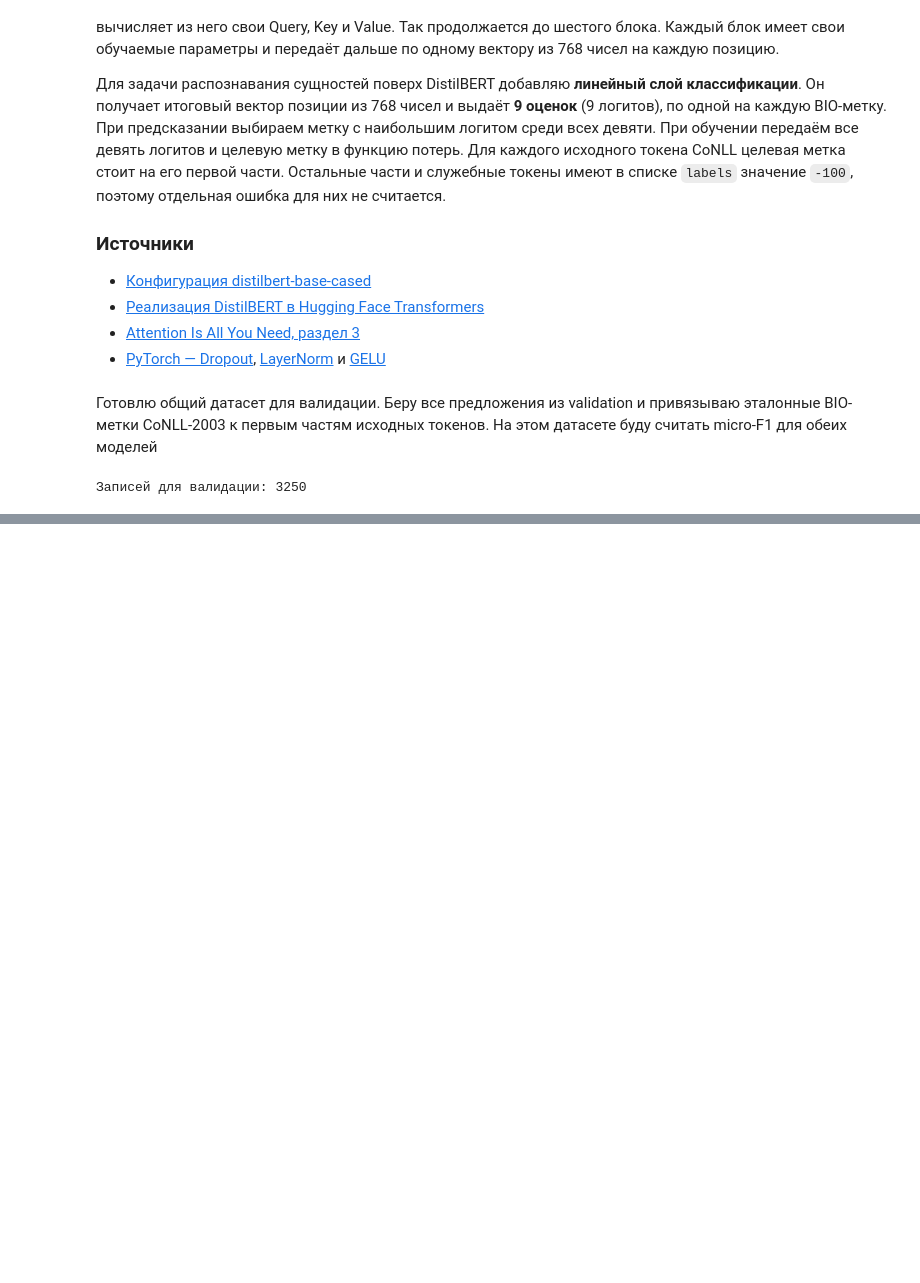
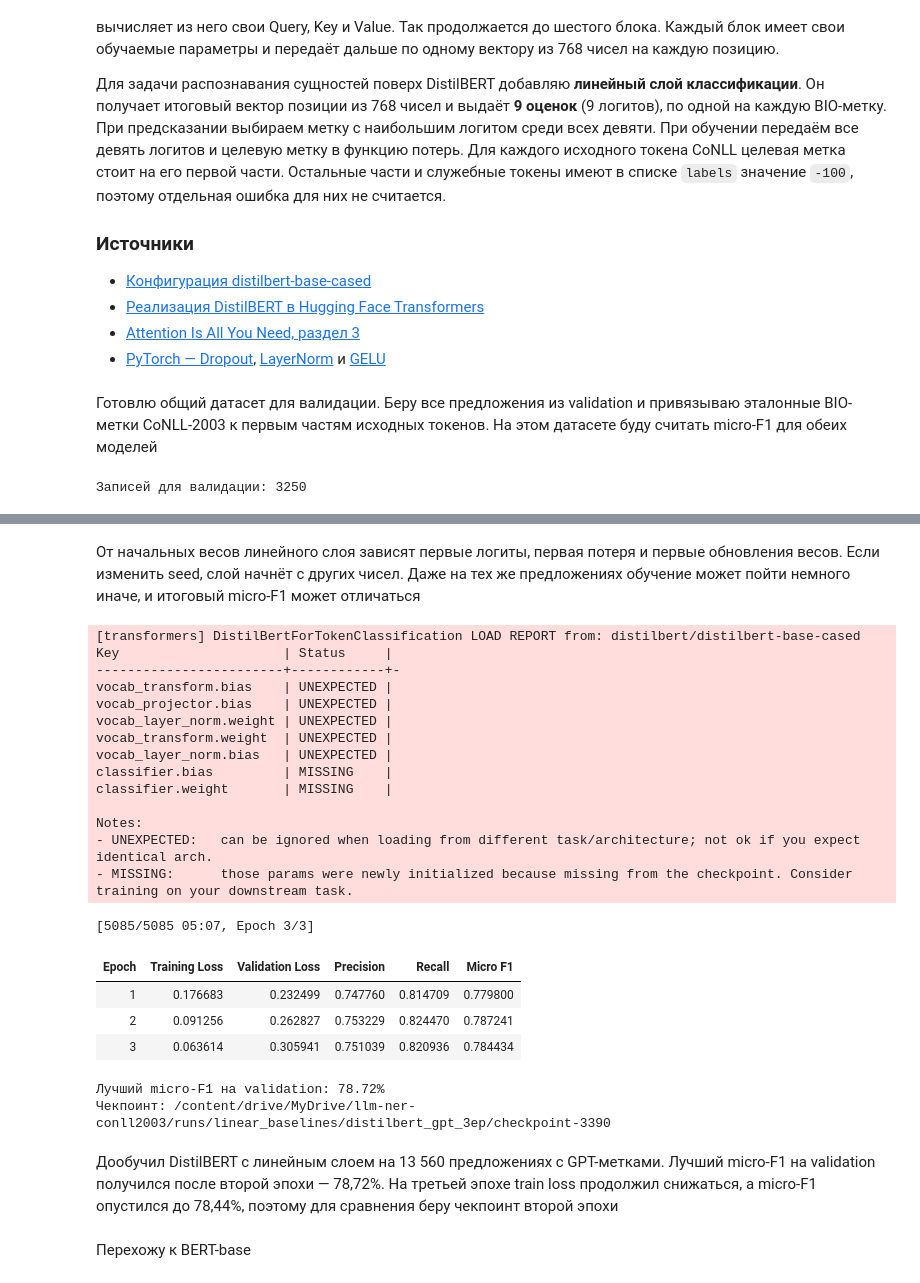
Before and after one commit to Cl1nkk/llm-ner-conll2003, a Jupyter notebook: 2conll.ipynb, the cells around one changed output, grey strips where cells are left out. Cells and saved outputs as stored; diff of their text form; code cells hidden in the pictures; blank space fills up the shorter version.

```diff
--- a/2conll.ipynb
+++ b/2conll.ipynb
@@ -898,0 +1350,30 @@ print("Записей для валидации:", len(validation_dataset))
+# %%
+def prepare_train_datasets(pairs, tokenizer):
+    gpt_examples = []
+    gold_examples = []
+
+    for pair in pairs:
+        encoded = tokenizer(pair["tokens"], is_split_into_words=True)
+        word_ids = encoded.word_ids()
+
+        gpt_examples.append({
+            "input_ids": encoded["input_ids"],
+            "attention_mask": encoded["attention_mask"],
+            "labels": align_bio_labels(word_ids, pair["gpt_tags"]),
+        })
+
+        gold_examples.append({
+            "input_ids": encoded["input_ids"],
+            "attention_mask": encoded["attention_mask"],
+            "labels": align_bio_labels(word_ids, pair["gold_tags"]),
+        })
+
+    return Dataset.from_list(gpt_examples), Dataset.from_list(gold_examples)
+
+
+distil_gpt_train, distil_gold_train = prepare_train_datasets(
+    full_train_pairs, tokenizer
+)
+
+print("Записей с метками GPT:", len(distil_gpt_train))
+print("Записей с эталонными метками:", len(distil_gold_train))
@@ -898,0 +1444,39 @@ print("Записей для валидации:", len(validation_dataset))
+# %% [markdown]
+От начальных весов линейного слоя зависят первые логиты, первая потеря и первые обновления весов. Если изменить seed, слой начнёт с других чисел. Даже на тех же предложениях обучение может пойти немного иначе, и итоговый micro-F1 может отличаться
+# %%
+distil_gpt_f1, distil_gpt_checkpoint = train_linear_baseline(
+    student_checkpoint,
+    tokenizer,
+    distil_gpt_train,
+    validation_dataset,
+    "distilbert_gpt_3ep",
+)
+
+print(f"Лучший micro-F1 на validation: {distil_gpt_f1:.2%}")
+print("Чекпоинт:", distil_gpt_checkpoint)
+# %% [output]
+[transformers] DistilBertForTokenClassification LOAD REPORT from: distilbert/distilbert-base-cased
+Key                     | Status     |
+------------------------+------------+-
+vocab_transform.bias    | UNEXPECTED |
+vocab_projector.bias    | UNEXPECTED |
+vocab_layer_norm.weight | UNEXPECTED |
+vocab_transform.weight  | UNEXPECTED |
+vocab_layer_norm.bias   | UNEXPECTED |
+classifier.bias         | MISSING    |
+classifier.weight       | MISSING    |
+
+Notes:
+- UNEXPECTED:   can be ignored when loading from different task/architecture; not ok if you expect identical arch.
+- MISSING:      those params were newly initialized because missing from the checkpoint. Consider training on your downstream task.
+[5085/5085 05:07, Epoch 3/3]
+| Epoch | Training Loss | Validation Loss | Precision | Recall | Micro F1 |
+| 1 | 0.176683 | 0.232499 | 0.747760 | 0.814709 | 0.779800 |
+| 2 | 0.091256 | 0.262827 | 0.753229 | 0.824470 | 0.787241 |
+| 3 | 0.063614 | 0.305941 | 0.751039 | 0.820936 | 0.784434 |
+Лучший micro-F1 на validation: 78.72%
+Чекпоинт: /content/drive/MyDrive/llm-ner-conll2003/runs/linear_baselines/distilbert_gpt_3ep/checkpoint-3390
+# %% [markdown]
+Дообучил DistilBERT с линейным слоем на 13 560 предложениях с GPT-метками. Лучший micro-F1 на validation получился после второй эпохи — 78,72%. На третьей эпохе train loss продолжил снижаться, а micro-F1 опустился до 78,44%, поэтому для сравнения беру чекпоинт второй эпохи
+# %% [markdown]
+Перехожу к BERT-base
```
Also changed, not shown: parts of 28 cells of this notebook.
